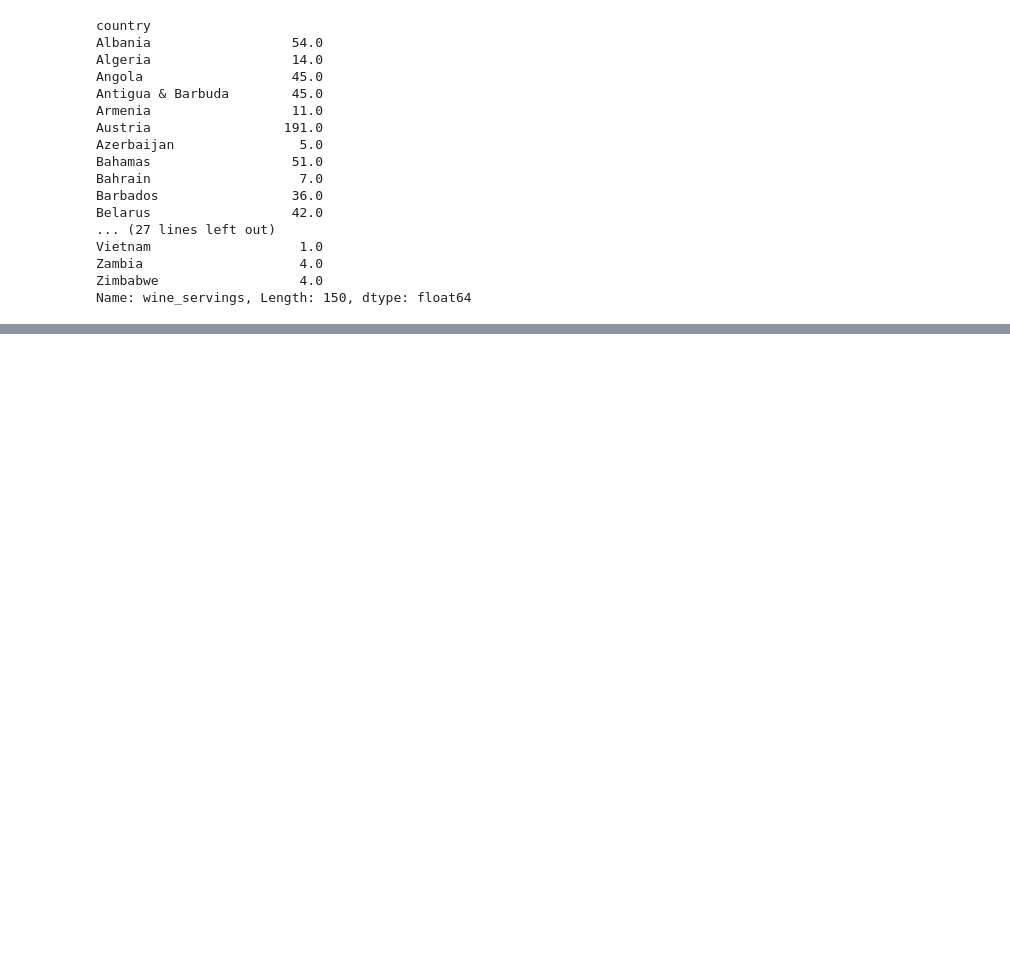
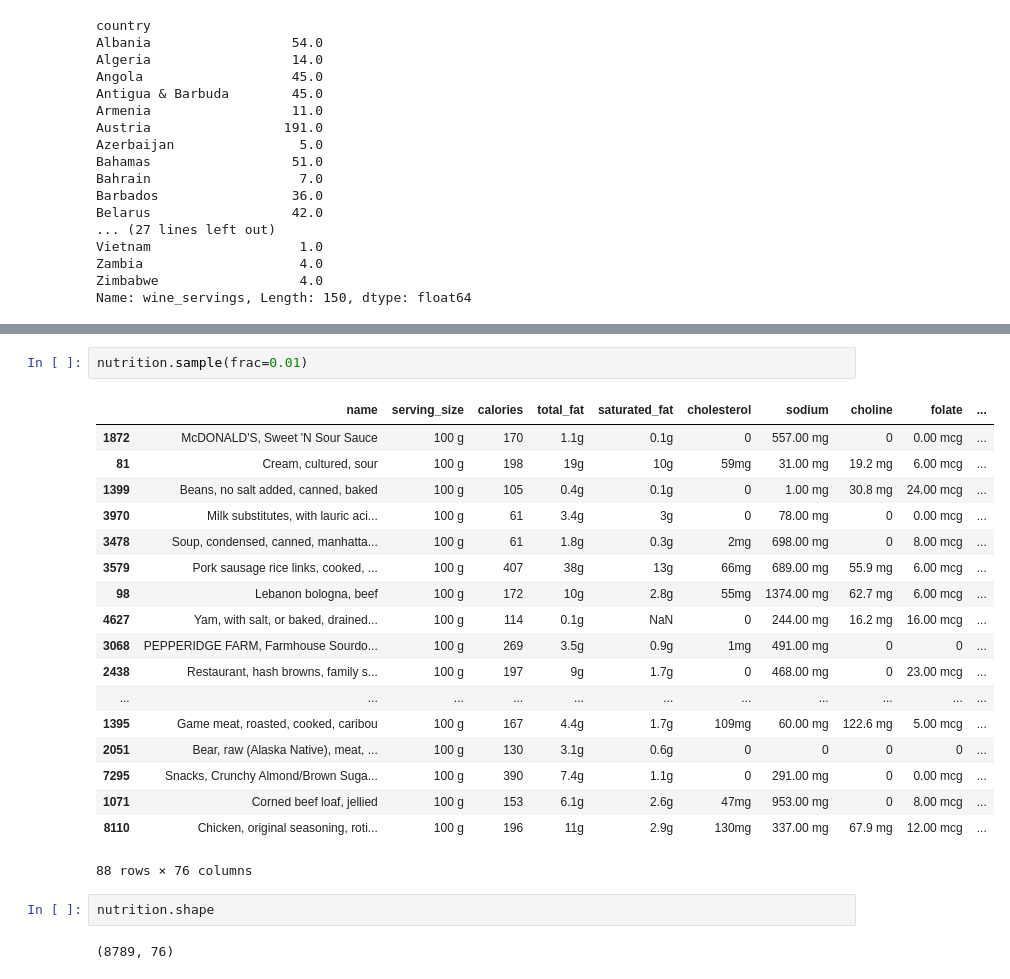
Before and after one commit to kprashant49/Projects, a Jupyter notebook: misc_projects/pandas_lecture_practice.ipynb, the cells around one changed output, grey strips where cells are left out. Drawn from its saved outputs; the diff is of its cells as text; blank space fills up the shorter version.

```diff
--- a/misc_projects/pandas_lecture_practice.ipynb
+++ b/misc_projects/pandas_lecture_practice.ipynb
@@ -2008,0 +2833,25 @@ Name: wine_servings, Length: 150, dtype: float64
+# %%
+nutrition.sample(frac=0.01)
+# %% [output]
+|  | name | serving_size | calories | total_fat | saturated_fat | cholesterol | sodium | choline | folate | ... |
+| 1872 | McDONALD'S, Sweet 'N Sour Sauce | 100 g | 170 | 1.1g | 0.1g | 0 | 557.00 mg | 0 | 0.00 mcg | ... |
+| 81 | Cream, cultured, sour | 100 g | 198 | 19g | 10g | 59mg | 31.00 mg | 19.2 mg | 6.00 mcg | ... |
+| 1399 | Beans, no salt added, canned, baked | 100 g | 105 | 0.4g | 0.1g | 0 | 1.00 mg | 30.8 mg | 24.00 mcg | ... |
+| 3970 | Milk substitutes, with lauric aci... | 100 g | 61 | 3.4g | 3g | 0 | 78.00 mg | 0 | 0.00 mcg | ... |
+| 3478 | Soup, condensed, canned, manhatta... | 100 g | 61 | 1.8g | 0.3g | 2mg | 698.00 mg | 0 | 8.00 mcg | ... |
+| 3579 | Pork sausage rice links, cooked, ... | 100 g | 407 | 38g | 13g | 66mg | 689.00 mg | 55.9 mg | 6.00 mcg | ... |
+| 98 | Lebanon bologna, beef | 100 g | 172 | 10g | 2.8g | 55mg | 1374.00 mg | 62.7 mg | 6.00 mcg | ... |
+| 4627 | Yam, with salt, or baked, drained... | 100 g | 114 | 0.1g | NaN | 0 | 244.00 mg | 16.2 mg | 16.00 mcg | ... |
+| 3068 | PEPPERIDGE FARM, Farmhouse Sourdo... | 100 g | 269 | 3.5g | 0.9g | 1mg | 491.00 mg | 0 | 0 | ... |
+| 2438 | Restaurant, hash browns, family s... | 100 g | 197 | 9g | 1.7g | 0 | 468.00 mg | 0 | 23.00 mcg | ... |
+| ... | ... | ... | ... | ... | ... | ... | ... | ... | ... | ... |
+| 1395 | Game meat, roasted, cooked, caribou | 100 g | 167 | 4.4g | 1.7g | 109mg | 60.00 mg | 122.6 mg | 5.00 mcg | ... |
+| 2051 | Bear, raw (Alaska Native), meat, ... | 100 g | 130 | 3.1g | 0.6g | 0 | 0 | 0 | 0 | ... |
+| 7295 | Snacks, Crunchy Almond/Brown Suga... | 100 g | 390 | 7.4g | 1.1g | 0 | 291.00 mg | 0 | 0.00 mcg | ... |
+| 1071 | Corned beef loaf, jellied | 100 g | 153 | 6.1g | 2.6g | 47mg | 953.00 mg | 0 | 8.00 mcg | ... |
+| 8110 | Chicken, original seasoning, roti... | 100 g | 196 | 11g | 2.9g | 130mg | 337.00 mg | 67.9 mg | 12.00 mcg | ... |
+88 rows × 76 columns
+# %%
+nutrition.shape
+# %% [output]
+(8789, 76)
```
Also changed, not shown: parts of 102 cells of this notebook.
